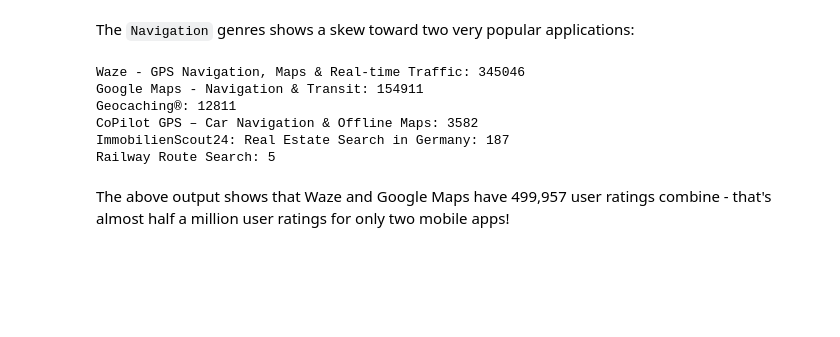
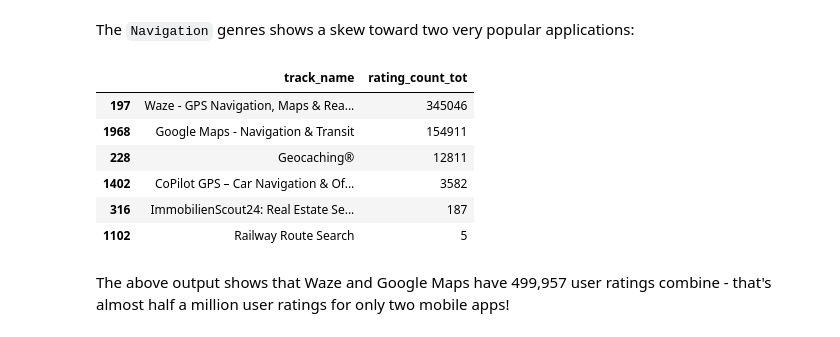
Before and after one commit to xjwllmsx/profitable-app-profiles, a Jupyter notebook: notebook/analysis.ipynb, the cells around one changed output. Cells and saved outputs as stored; diff of their text form; code cells hidden in the pictures; blank space fills up the shorter version.

```diff
--- a/notebook/analysis.ipynb
+++ b/notebook/analysis.ipynb
@@ -636,14 +620,15 @@ def print_ios_ratings(genre_name):
 # %% [markdown]
 The `Navigation` genres shows a skew toward two very popular applications:
 # %%
-print_ios_ratings("Navigation")
+display_ios_ratings("Navigation")
 # %% [output]
-Waze - GPS Navigation, Maps & Real-time Traffic: 345046
-Google Maps - Navigation & Transit: 154911
-Geocaching®: 12811
-CoPilot GPS – Car Navigation & Offline Maps: 3582
-ImmobilienScout24: Real Estate Search in Germany: 187
-Railway Route Search: 5
+|  | track_name | rating_count_tot |
+| 197 | Waze - GPS Navigation, Maps & Rea... | 345046 |
+| 1968 | Google Maps - Navigation & Transit | 154911 |
+| 228 | Geocaching® | 12811 |
+| 1402 | CoPilot GPS – Car Navigation & Of... | 3582 |
+| 316 | ImmobilienScout24: Real Estate Se... | 187 |
+| 1102 | Railway Route Search | 5 |
 # %% [markdown]
 The above output shows that Waze and Google Maps have 499,957 user ratings combine - that's almost half a million user ratings for only two mobile apps!
 # %% [markdown]
```
Also changed, not shown: parts of 20 cells of this notebook.
